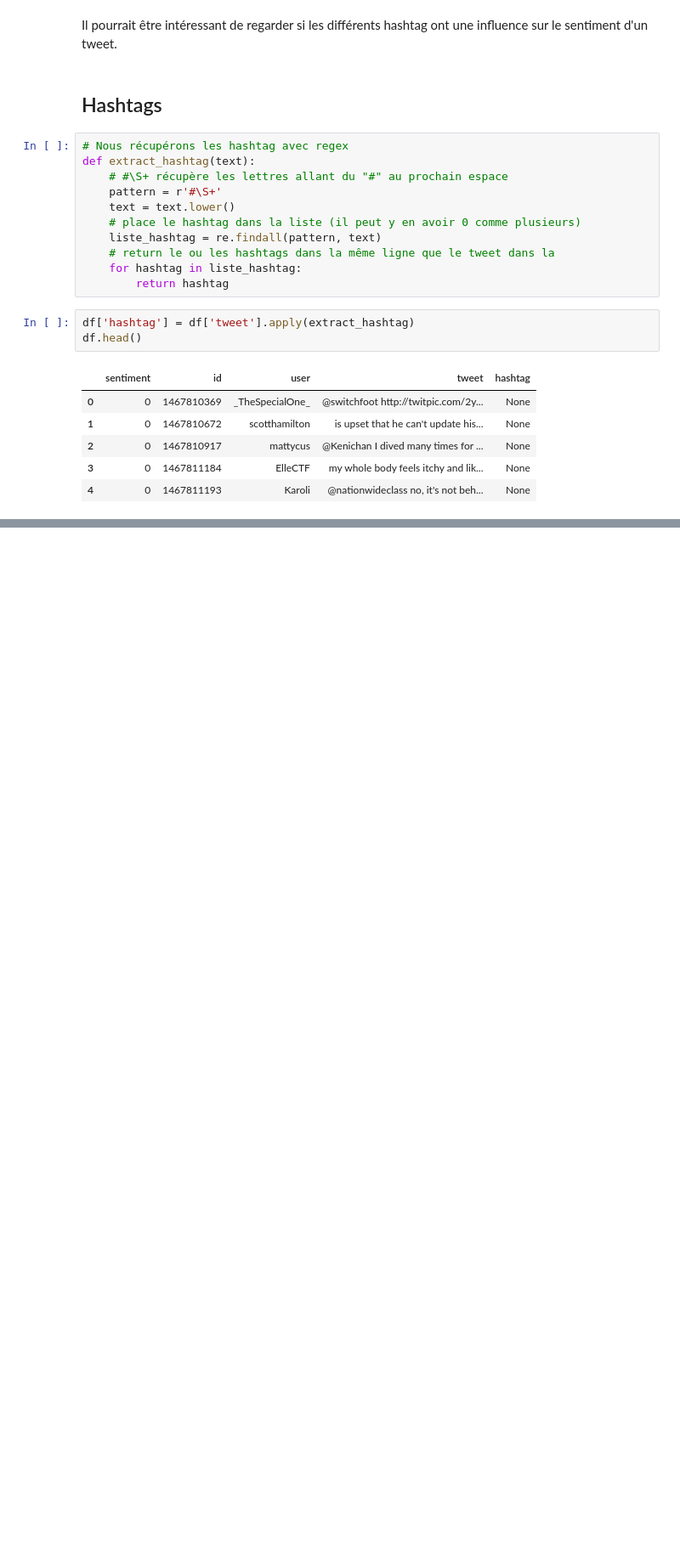
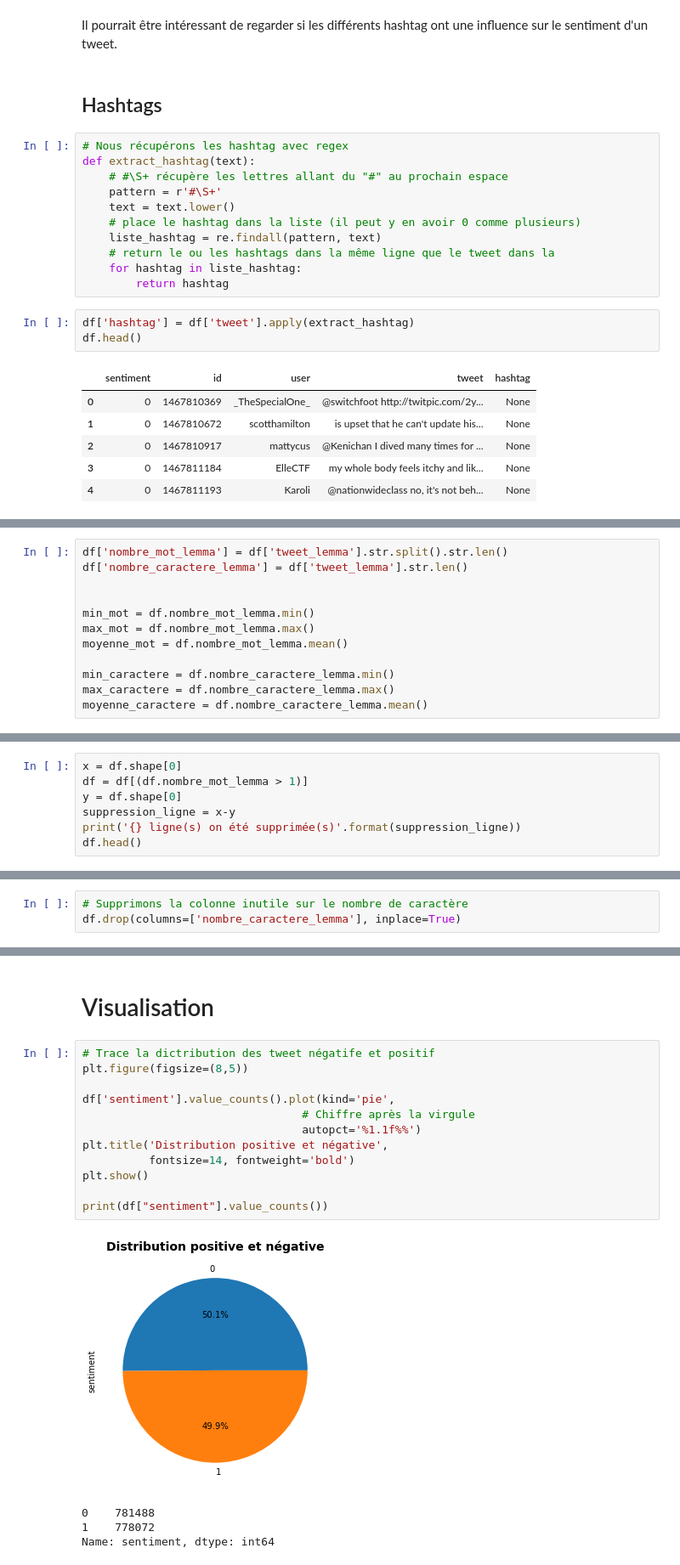
Before and after one commit to reda76/P7, a Jupyter notebook: Analyse exploratoire.ipynb, the cells around one changed output, grey strips where cells are left out. Shown at 85% size. Saved outputs shown, nothing was run; the diff lists cells and outputs as text; blank space fills up the shorter version.

```diff
--- a/Analyse exploratoire.ipynb
+++ b/Analyse exploratoire.ipynb
@@ -630,0 +718,12 @@ df
+# %%
+df['nombre_mot_lemma'] = df['tweet_lemma'].str.split().str.len()
+df['nombre_caractere_lemma'] = df['tweet_lemma'].str.len()
+
+
+min_mot = df.nombre_mot_lemma.min()
+max_mot = df.nombre_mot_lemma.max()
+moyenne_mot = df.nombre_mot_lemma.mean()
+
+min_caractere = df.nombre_caractere_lemma.min()
+max_caractere = df.nombre_caractere_lemma.max()
+moyenne_caractere = df.nombre_caractere_lemma.mean()
@@ -630,0 +732,7 @@ df
+# %%
+x = df.shape[0]
+df = df[(df.nombre_mot_lemma > 1)]
+y = df.shape[0]
+suppression_ligne = x-y
+print('{} ligne(s) on été supprimée(s)'.format(suppression_ligne))
+df.head()
@@ -630,0 +831,3 @@ df
+# %%
+# Supprimons la colonne inutile sur le nombre de caractère
+df.drop(columns=['nombre_caractere_lemma'], inplace=True)
@@ -630,0 +843,19 @@ df
+# %% [markdown]
+# Visualisation
+# %%
+# Trace la dictribution des tweet négatife et positif
+plt.figure(figsize=(8,5))
+
+df['sentiment'].value_counts().plot(kind='pie',
+                                 # Chiffre après la virgule
+                                 autopct='%1.1f%%')
+plt.title('Distribution positive et négative',
+          fontsize=14, fontweight='bold')
+plt.show()
+
+print(df["sentiment"].value_counts())
+# %% [output]
+[figure, added]
+0    781488
+1    778072
+Name: sentiment, dtype: int64
```
Also changed, not shown: parts of 117 cells of this notebook.
